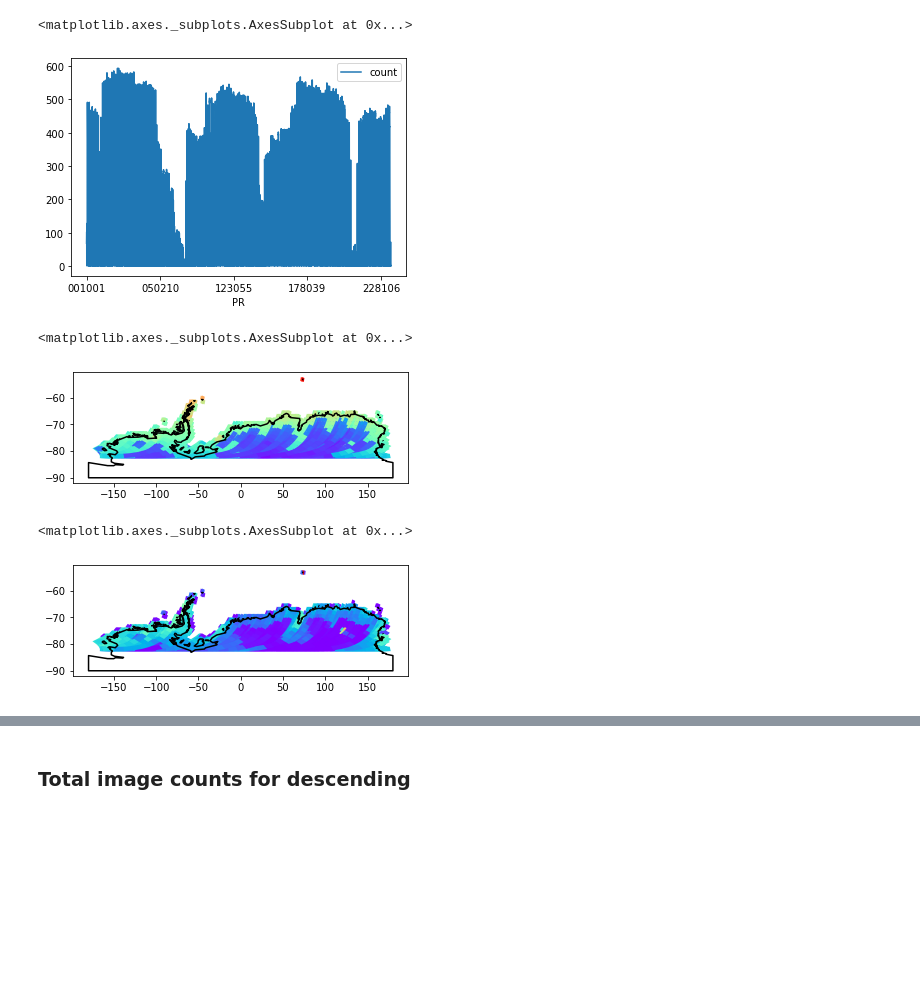
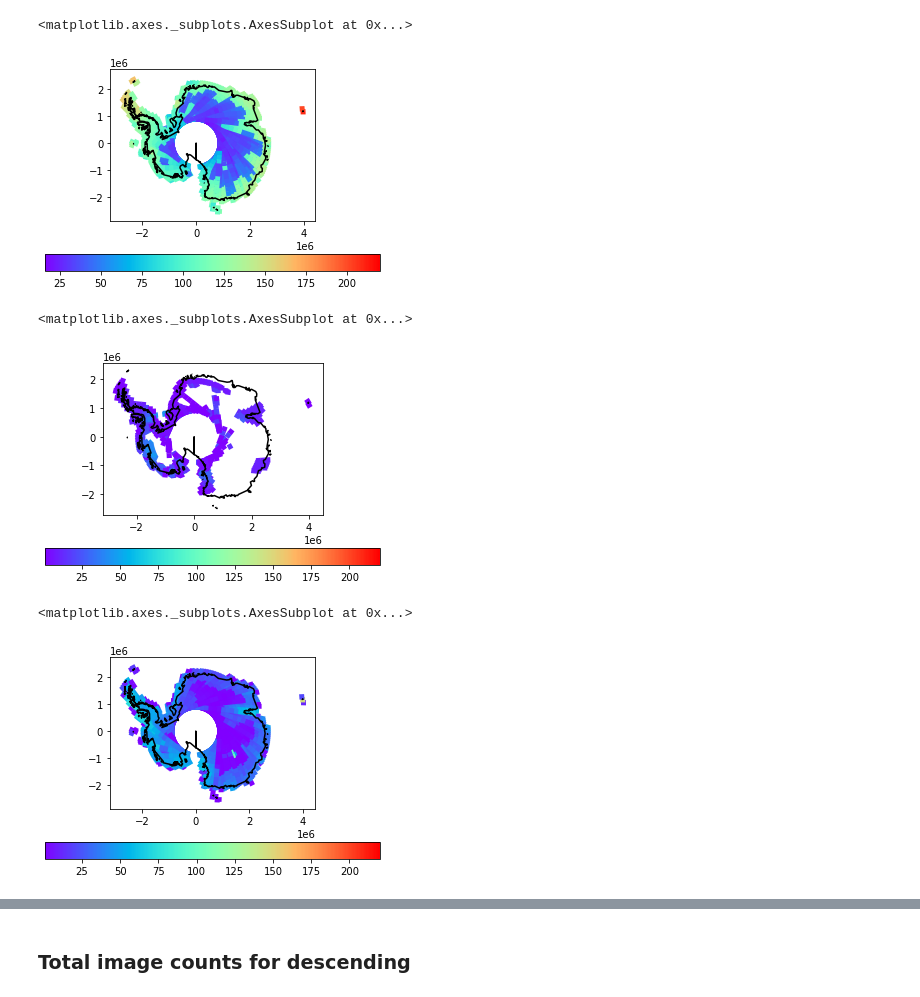
Before and after one commit to simonaoliver/antarctica, a Jupyter notebook: antarctica setup.ipynb, the cells around one changed output, grey strips where cells are left out. Drawn from its saved outputs; the diff is of its cells as text; code cells hidden in the pictures; blank space fills up the shorter version.

```diff
--- a/antarctica setup.ipynb
+++ b/antarctica setup.ipynb
@@ -60,2 +72,4 @@ antarctica_wrs2desc.set_index('PR', inplace = True)
 # %%
 ot_c2['count'] = 1
+# %%
+ot_c2_antarctica = ot_c2[ot_c2['PR'].isin(antarctica_wrs2desc.index)]
@@ -62,2 +99,2 @@ ot_c2['count'] = 1
 # %%
-ot_c2_pivot = ot_c2.pivot_table(index='PR', aggfunc={"count": np.sum})
+ot_c2_antarctica_pivot = ot_c2_antarctica.pivot_table(index='PR', aggfunc={"count": np.sum})
@@ -82,5 +154,0 @@ tm_c2_pivot = tm_c2.pivot_table(index='PR', aggfunc={"count": np.sum})
-# %%
-tm_c2_pivot.plot()
-# %% [output]
-<matplotlib.axes._subplots.AxesSubplot at 0x...>
-[figure, removed]
@@ -87,2 +157,2 @@ tm_c2_pivot.plot()
 # %%
-ot_c2_antarctica_wrs2desc = antarctica_wrs2desc.join(ot_c2_pivot, on ='PR')
+ot_c2_antarctica_wrs2desc = antarctica_wrs2desc.join(ot_c2_antarctica_pivot, on ='PR')
@@ -89,7 +161,13 @@ ot_c2_antarctica_wrs2desc = antarctica_wrs2desc.join(ot_c2_pivot, on ='PR')
 # %%
-ax = ot_c2_antarctica_wrs2desc.plot("count", cmap='rainbow')
-antarctica.boundary.plot(ax=ax,  edgecolor='black')
+ax = ot_c2_antarctica_wrs2desc.to_crs('EPSG:3031').plot("count", cmap='rainbow', vmax=220, legend=True, legend_kwds={'orientation': "horizontal"})
+antarctica.boundary.to_crs('EPSG:3031').plot(ax=ax,  edgecolor='black')
 # %% [output]
 <matplotlib.axes._subplots.AxesSubplot at 0x...>
-[figure, old version]
+[figure, new version]
+# %%
+ax = ot_c2_antarctica_asc_wrs2asc.to_crs('EPSG:3031').plot("count", cmap='rainbow', vmax=220, legend=True, legend_kwds={'orientation': "horizontal"})
+antarctica.boundary.to_crs('EPSG:3031').plot(ax=ax,  edgecolor='black')
+# %% [output]
+<matplotlib.axes._subplots.AxesSubplot at 0x...>
+[figure, added]
 # %%
@@ -97,6 +177,6 @@ etm_c2_antarctica_wrs2desc = antarctica_wrs2desc.join(etm_c2_pivot, on ='PR')
 # %%
-ax = etm_c2_antarctica_wrs2desc.plot("count", cmap='rainbow')
-antarctica.boundary.plot(ax=ax,  edgecolor='black')
+ax = etm_c2_antarctica_wrs2desc.to_crs('EPSG:3031').plot("count", cmap='rainbow', vmax=220, legend=True, legend_kwds={'orientation': "horizontal"})
+antarctica.boundary.to_crs('EPSG:3031').plot(ax=ax,  edgecolor='black')
 # %% [output]
 <matplotlib.axes._subplots.AxesSubplot at 0x...>
-[figure, old version]
+[figure, new version]
```
Also changed, not shown: parts of 40 cells of this notebook.
